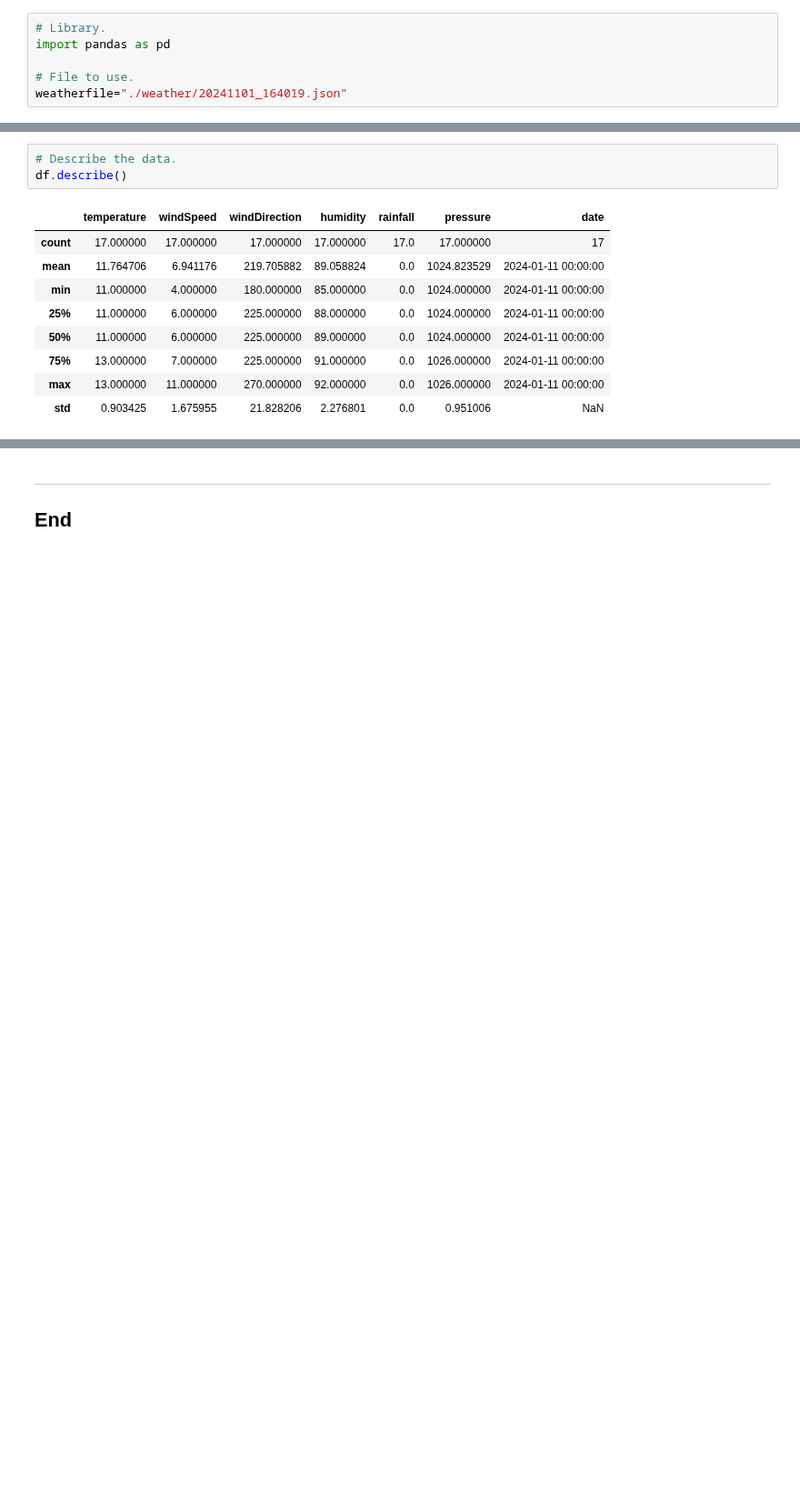
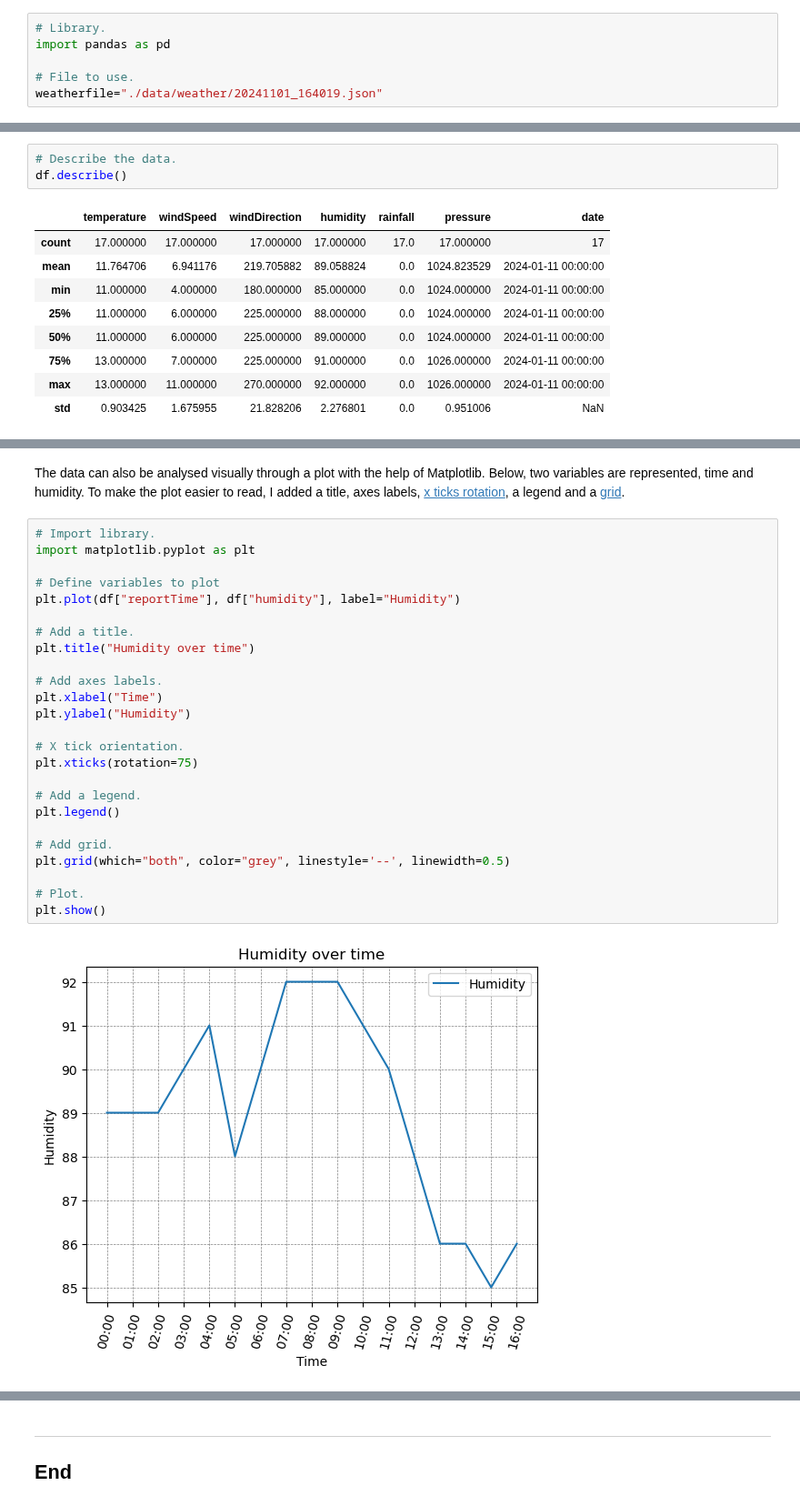
Before and after one commit to FatimaBOliveira/computer-infrastructure-assessment, a Jupyter notebook: weather.ipynb, the cells around one changed output, grey strips where cells are left out. Shown at 91% size. Cells and saved outputs as stored; diff of their text form; blank space fills up the shorter version.

Commit message:
README rectified, weather notebook cleaned.

```diff
--- a/weather.ipynb
+++ b/weather.ipynb
@@ -171,7 +168,7 @@ chmod u+x ./weather.sh
 import pandas as pd
 
 # File to use.
-weatherfile="./weather/20241101_164019.json"
+weatherfile="./data/weather/20241101_164019.json"
 # %%
 # load file.
 df=pd.read_json(weatherfile)
@@ -230,0 +226,29 @@ https://www.w3schools.com/python/pandas/ref_df_describe.asp#:~:text=The%20descri
+# %% [markdown]
+The data can also be analysed visually through a plot with the help of Matplotlib. Below, two variables are represented, time and humidity. To make the plot easier to read, I added a title, axes labels, [x ticks rotation](https://www.geeksforgeeks.org/how-to-rotate-x-axis-tick-label-text-in-matplotlib/), a legend and a [grid](https://www.w3schools.com/python/matplotlib_grid.asp).
+# %%
+# Import library.
+import matplotlib.pyplot as plt
+
+# Define variables to plot
+plt.plot(df["reportTime"], df["humidity"], label="Humidity")
+
+# Add a title.
+plt.title("Humidity over time")
+
+# Add axes labels.
+plt.xlabel("Time")
+plt.ylabel("Humidity")
+
+# X tick orientation.
+plt.xticks(rotation=75)
+
+# Add a legend.
+plt.legend()
+
+# Add grid.
+plt.grid(which="both", color="grey", linestyle='--', linewidth=0.5)
+
+# Plot.
+plt.show()
+# %% [output]
+[figure, added]
```
Also changed, not shown: parts of 8 cells of this notebook, 1 other file.
